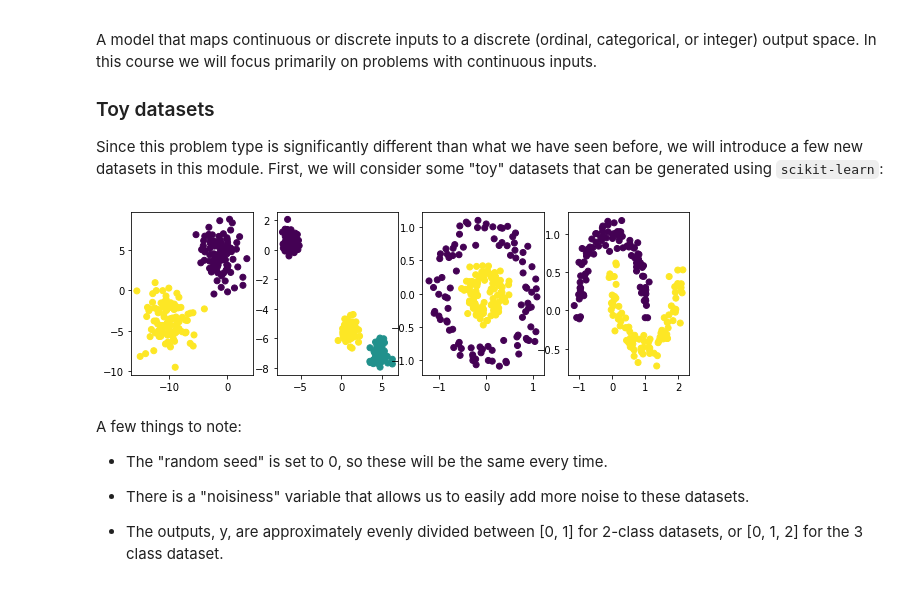
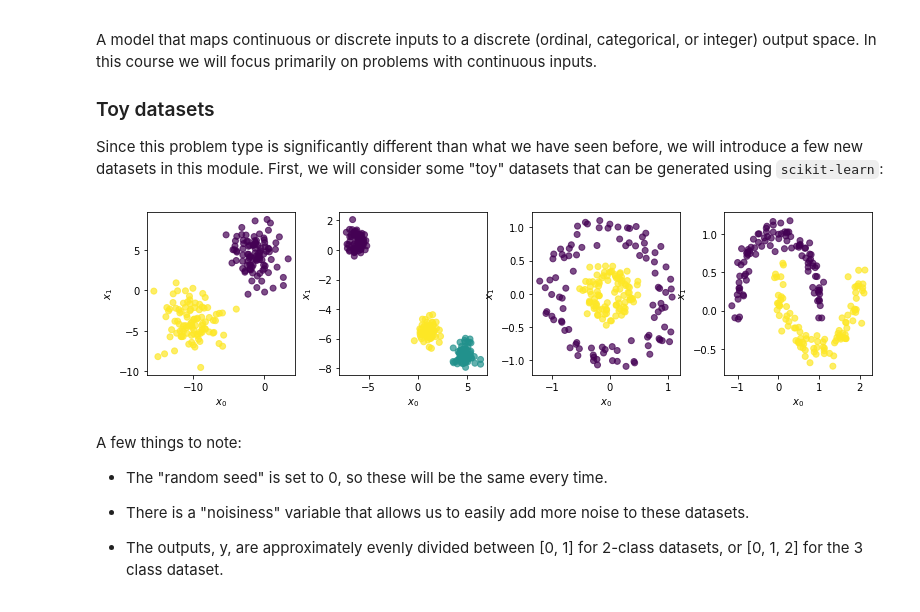
Before and after one commit to medford-group/data_analytics_ChE, a Jupyter notebook: 3-classification/lecture-classification_overview.ipynb, the cells around one changed output. Cells and saved outputs as stored; diff of their text form; code cells hidden in the pictures.

```diff
--- a/3-classification/lecture-classification_overview.ipynb
+++ b/3-classification/lecture-classification_overview.ipynb
@@ -14,29 +14,33 @@ Since this problem type is significantly different than what we have seen before
 # %%
 %matplotlib inline
 import pylab as plt
 import numpy as np
 from sklearn.datasets.samples_generator import make_blobs, make_moons, make_circles
 np.random.seed(1) #make sure the same random samples are generated each time
 
 noisiness = 1
 
 X_blob, y_blob = make_blobs(n_samples=200, centers=2, cluster_std=2*noisiness, n_features=2)
 
 X_mc, y_mc = make_blobs(n_samples=200, centers=3, cluster_std=0.5*noisiness, n_features=2)
 
 X_circles, y_circles = make_circles(n_samples=200, factor=0.3, noise=0.1*noisiness)
 
 X_moons, y_moons = make_moons(n_samples=200, noise=0.1*noisiness)
 
-fig, axes = plt.subplots(1,4, figsize=(10, 3))
+fig, axes = plt.subplots(1,4, figsize=(13, 3))
 
 all_datasets = [[X_blob, y_blob],[X_mc, y_mc], [X_circles, y_circles],[X_moons, y_moons]]
 
 for i, Xy_i in enumerate(all_datasets):
     Xi, yi = Xy_i
-    axes[i].scatter(Xi[:,0], Xi[:,1], c=yi)
+    axes[i].scatter(Xi[:,0], Xi[:,1], c=yi, alpha=0.7)
+    axes[i].set_xlabel("$x_0$")
+    axes[i].set_ylabel("$x_1$")
+
+fig.subplots_adjust(wspace=0.3)
 # %% [output]
-[figure, old version]
+[figure, new version]
 # %% [markdown]
 A few things to note:
 
```
Also changed, not shown: parts of 5 cells of this notebook, 4 other files.
